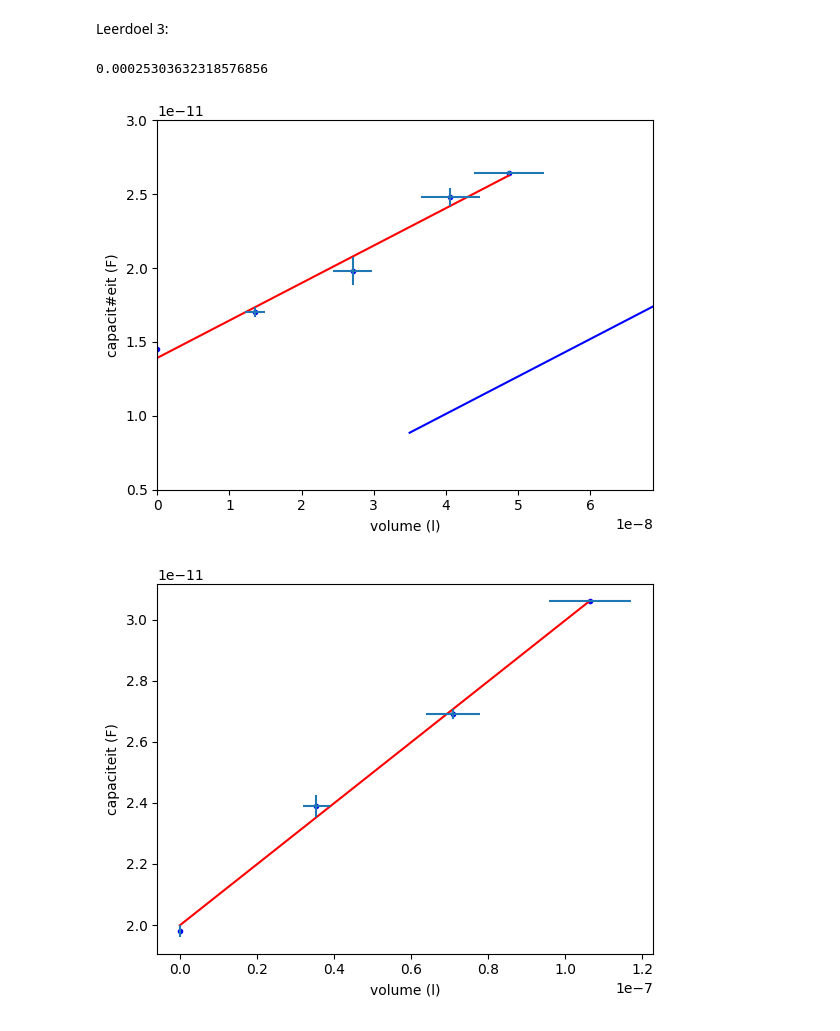
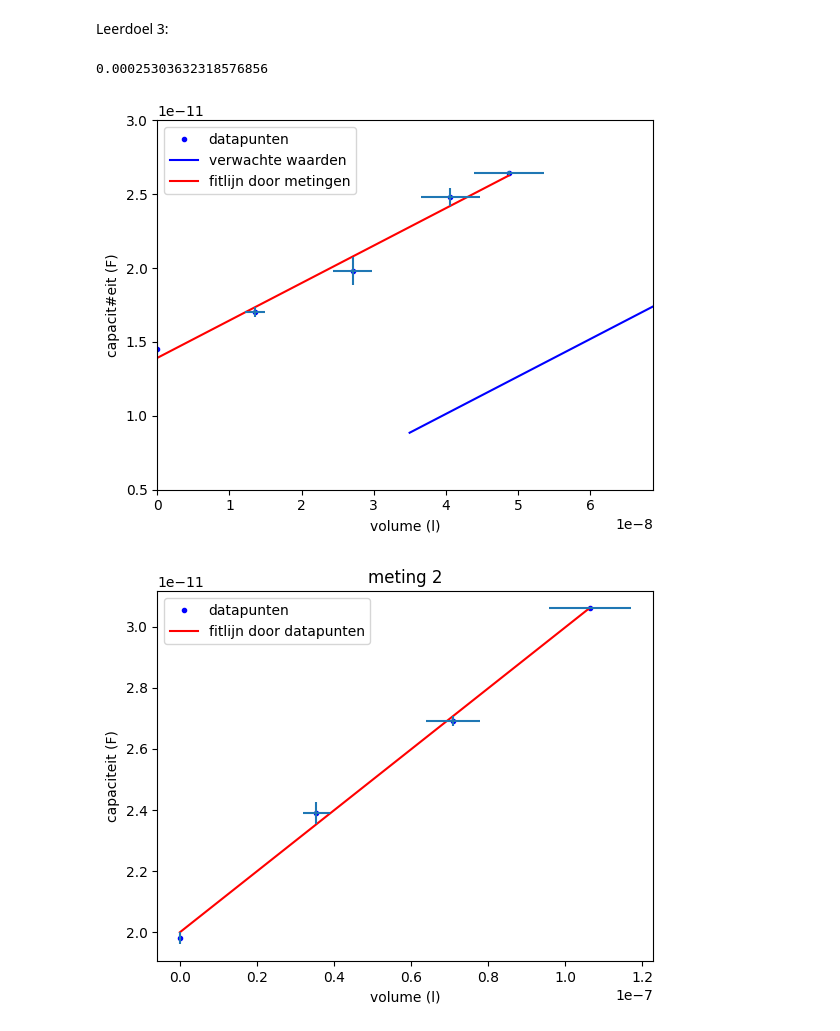
Before and after one commit to sjiemen/DEF_opdrachten_fork, a Jupyter notebook: FysiekeOntwerpopdrachten/2OntwerpEenSensorCondensator/DEFOntwerpopdracht2OntwerpEenSensorInvulTemplate.ipynb, the cells around one changed output. Cells and saved outputs as stored; diff of their text form; code cells hidden in the pictures.

```diff
--- a/FysiekeOntwerpopdrachten/2OntwerpEenSensorCondensator/DEFOntwerpopdracht2OntwerpEenSensorInvulTemplate.ipynb
+++ b/FysiekeOntwerpopdrachten/2OntwerpEenSensorCondensator/DEFOntwerpopdracht2OntwerpEenSensorInvulTemplate.ipynb
@@ -305,47 +308,50 @@ volume_err = 0.1 * volume
 verwacht_volume = c/values[0]
 
 plt.figure()
-plt.plot(volume, capaciteit,'b.')
-plt.plot(verwacht_volume,c,'b-')
+plt.plot(volume, capaciteit,'b.', label = 'datapunten')
+plt.plot(verwacht_volume,c,'b-', label = 'verwachte waarden')
 plt.xlim(0,max(volume+2*10**-8))
 plt.ylim(0.5e-11,0.3e-10)
-plt.plot(x_fit,y_fit,'r-')
+plt.plot(x_fit,y_fit,'r-', label = 'fitlijn door metingen')
 plt.errorbar(volume,capaciteit,capaciteit_err,volume_err, fmt = 'none')
+plt.legend()
 plt.xlabel(r'volume (l)')
 plt.ylabel(r'capacit#eit (F)')
 plt.show()
 # %% [output]
 0.00025303632318576856
-[figure, old version]
+[figure, new version]
 # %%
 # Plot hier je oorspronkelijke en je uiteindelijke kalibratiegrafieken, fit daar een bijpassende lijn door
 # en zet ook de verwachte ontwerpgrafiek erbij
 dikte_nieuw = 0.0174
 
 lengte = 0.087
 hoogte = 0.089
 Inhoud = lengte * hoogte * dikte_nieuw
 
 capaciteit = np.array([19.8,23.9,26.9, 30.6])*10**-12
 volume = np.array([0,1/3,2/3,1])*10**-3*(Inhoud*0.7894737)
 
 def function(x,a,b):
     return a*x+b
 
 values, covariance = curve_fit(function, volume, capaciteit)
 x_fit = np.linspace(0, max(volume), 300)
 y_fit = function(x_fit,*values)
 
 
 capaciteit_err = np.abs(function(volume,*values)-capaciteit)
 volume_err = 0.1 * volume
 
 plt.figure()
-plt.plot(volume, capaciteit,'b.')
-plt.plot(x_fit,y_fit,'r-')
+plt.title('meting 2')
+plt.plot(volume, capaciteit,'b.', label = 'datapunten')
+plt.plot(x_fit,y_fit,'r-', label = 'fitlijn door datapunten')
 plt.errorbar(volume,capaciteit,capaciteit_err,volume_err, fmt = 'none')
 plt.xlabel(r'volume (l)')
 plt.ylabel(r'capaciteit (F)')
+plt.legend()
 plt.show()
 # %% [output]
-[figure, old version]
+[figure, new version]
```
Also changed, not shown: parts of 3 cells of this notebook.
